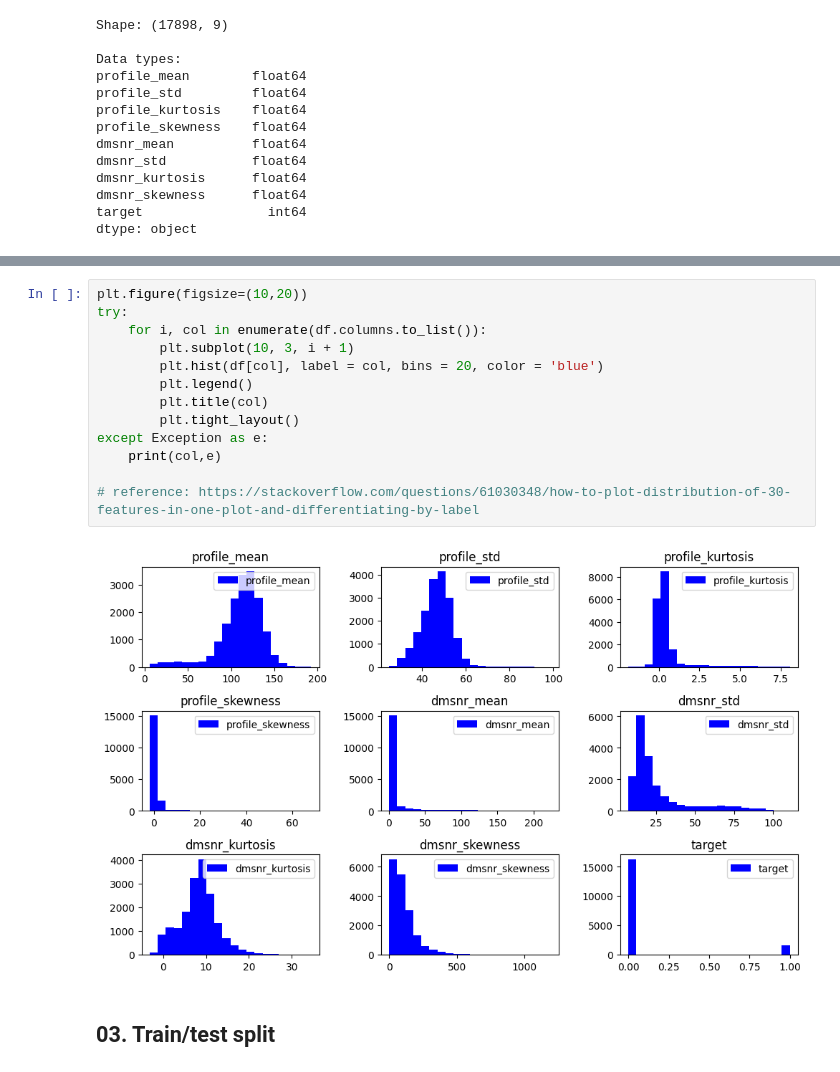
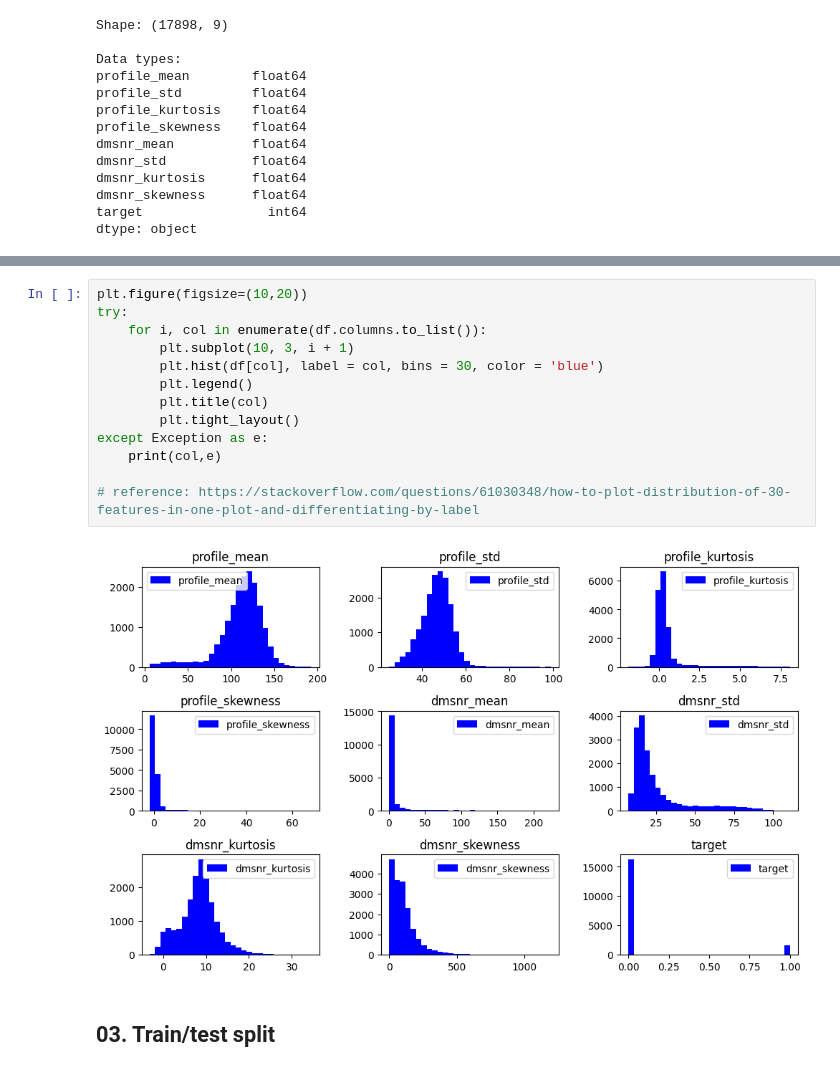
Before and after one commit to almonadavid/dsc-340-project-2, a Jupyter notebook: phase_one.ipynb, the cells around one changed output, grey strips where cells are left out. Cells and saved outputs as stored; diff of their text form.

```diff
--- a/phase_one.ipynb
+++ b/phase_one.ipynb
@@ -81,18 +80,18 @@ plt.show()
 # %%
 plt.figure(figsize=(10,20))
 try:
     for i, col in enumerate(df.columns.to_list()):
         plt.subplot(10, 3, i + 1)
-        plt.hist(df[col], label = col, bins = 20, color = 'blue')
+        plt.hist(df[col], label = col, bins = 30, color = 'blue')
         plt.legend()
         plt.title(col)
         plt.tight_layout()
 except Exception as e:
     print(col,e)
 
 # reference: https://stackoverflow.com/questions/61030348/how-to-plot-distribution-of-30-features-in-one-plot-and-differentiating-by-label
 # %% [output]
-[figure, old version]
+[figure, new version]
 # %% [markdown]
 ## 03. Train/test split
 # %%
```
Also changed, not shown: parts of 2 cells of this notebook.
